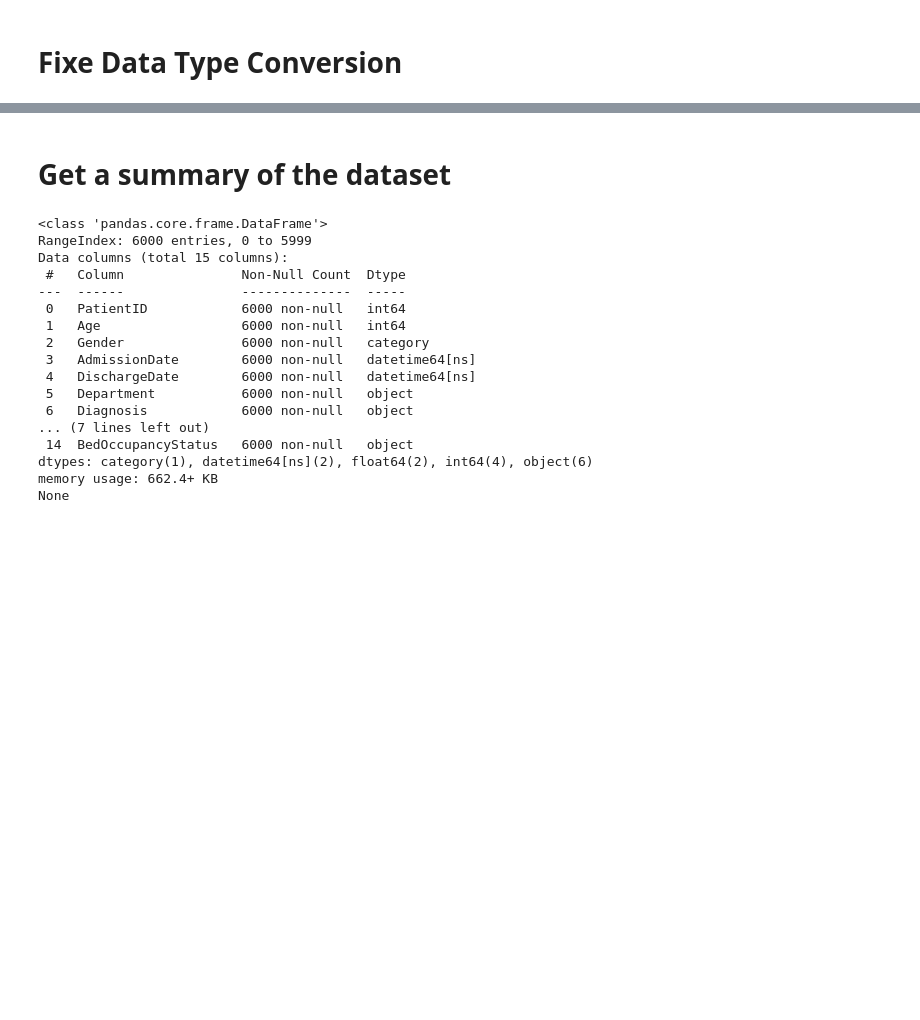
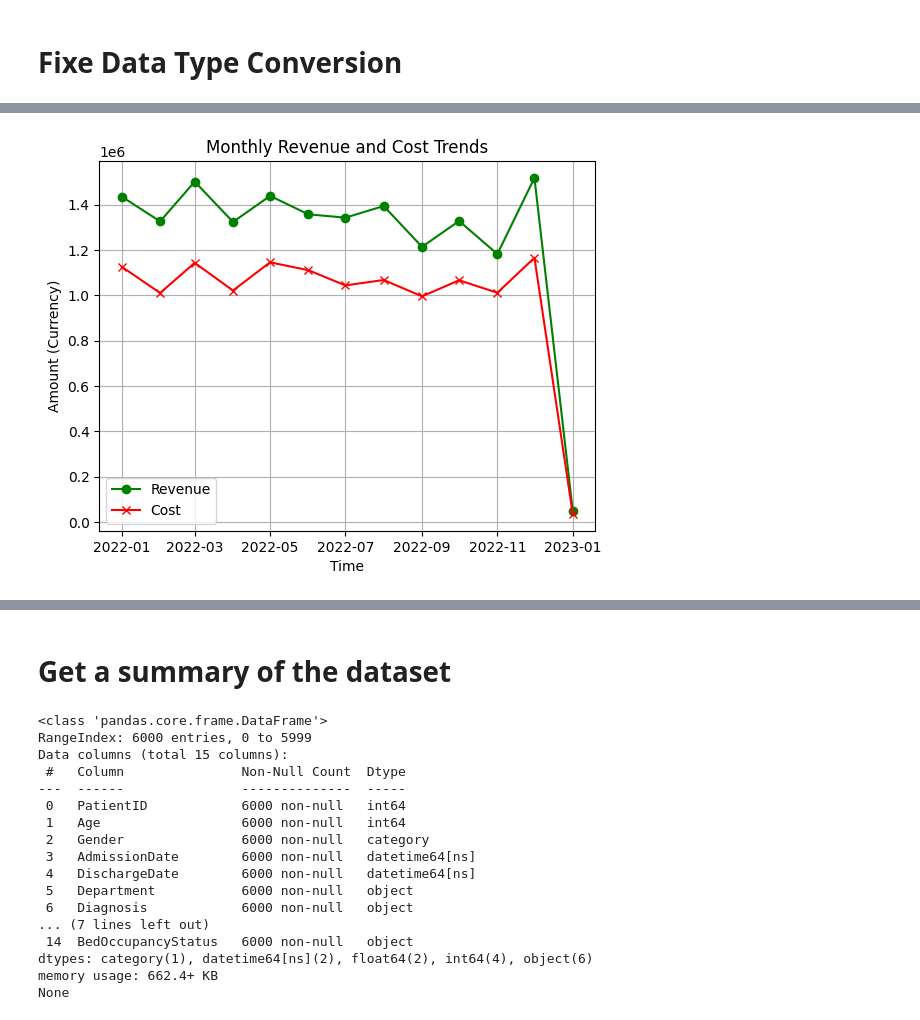
Before and after one commit to Sezo-code/Michine-Learning, a Jupyter notebook: Health_Care_Data_Analytics_2024.ipynb, the cells around one changed output, grey strips where cells are left out. Cells and saved outputs as stored; diff of their text form; code cells hidden in the pictures; blank space fills up the shorter version.

```diff
--- a/Health_Care_Data_Analytics_2024.ipynb
+++ b/Health_Care_Data_Analytics_2024.ipynb
@@ -248,0 +283,17 @@ plt.show()
+# %%
+monthly_revenue = df.groupby(['AdmissionYear', 'AdmissionMonth'])['RevenueGenerated'].sum()
+monthly_cost = df.groupby(['AdmissionYear', 'AdmissionMonth'])['Cost'].sum()
+monthly_revenue.index = pd.to_datetime(monthly_revenue.index.map(lambda x: f"{x[0]}-{x[1]:02d}"))
+monthly_cost.index = pd.to_datetime(monthly_cost.index.map(lambda x: f"{x[0]}-{x[1]:02d}"))
+
+plt.figure()
+plt.plot(monthly_revenue.index, monthly_revenue.values, label='Revenue', color='green', marker='o')
+plt.plot(monthly_cost.index, monthly_cost.values, label='Cost', color='red', marker='x')
+plt.title("Monthly Revenue and Cost Trends")
+plt.xlabel("Time")
+plt.ylabel("Amount (Currency)")
+plt.legend()
+plt.grid(True)
+plt.show()
+# %% [output]
+[figure, added]
```
Also changed, not shown: parts of 18 cells of this notebook.
